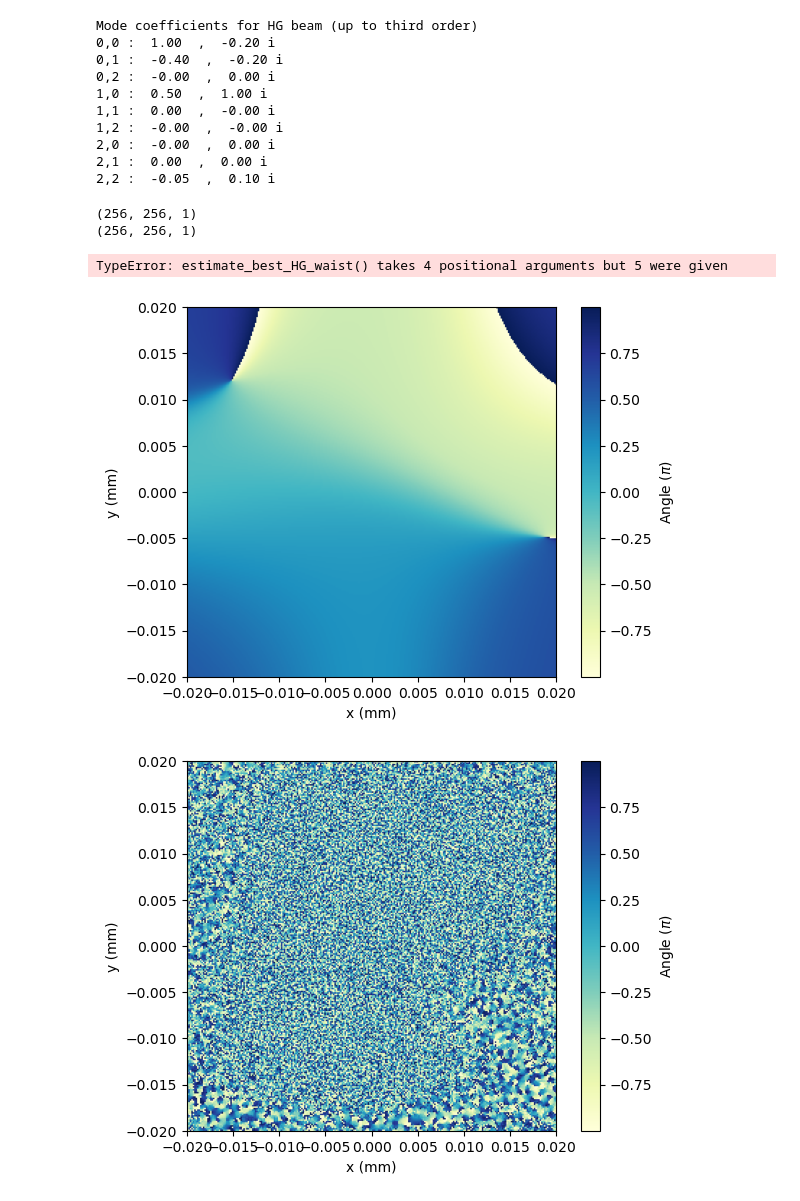
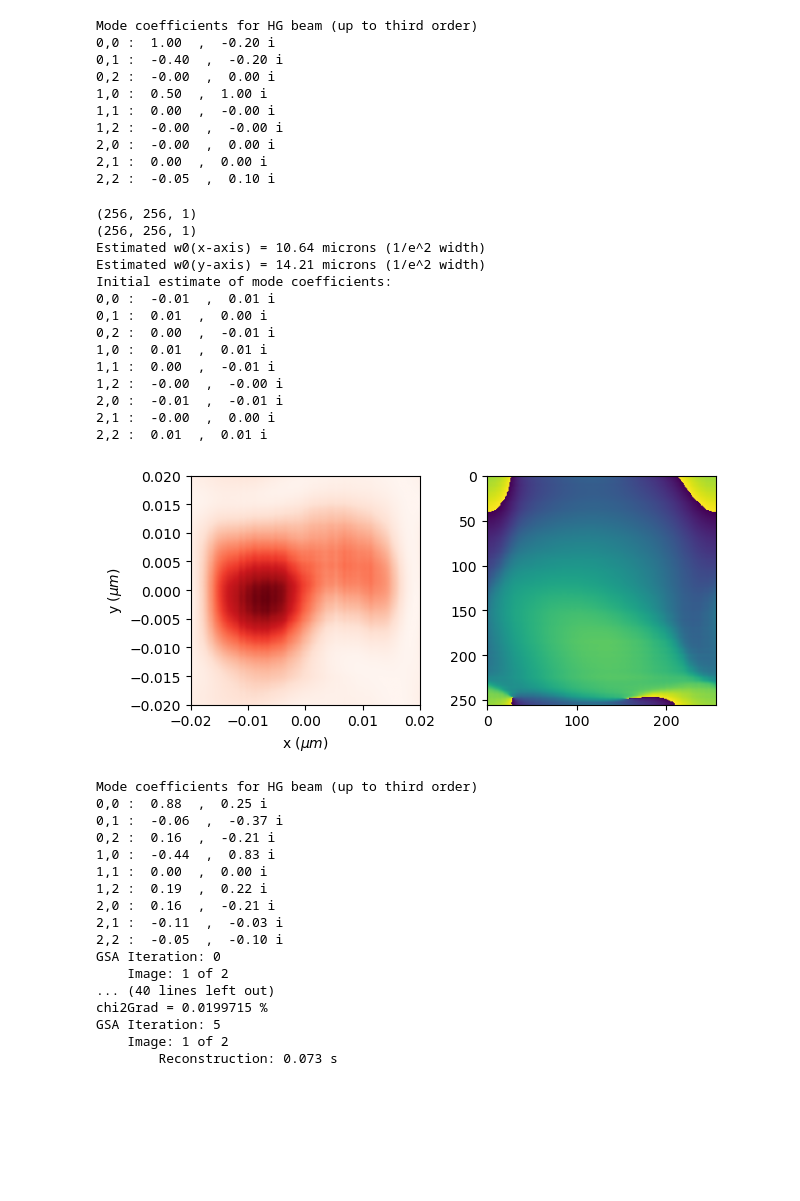
Before and after one commit to LASY-org/lasy, a Jupyter notebook: docs/source/tutorials/gerchberg_saxton_retrieval.ipynb, the cells around one changed output. Saved outputs shown, nothing was run; the diff lists cells and outputs as text; code cells hidden in the pictures; blank space fills up the shorter version.

```diff
--- a/docs/source/tutorials/gerchberg_saxton_retrieval.ipynb
+++ b/docs/source/tutorials/gerchberg_saxton_retrieval.ipynb
@@ -169,52 +169,100 @@ extent = (
     plane1.grid.axes[0].max() * 1e3,
     plane1.grid.axes[1].min() * 1e3,
     plane1.grid.axes[1].max() * 1e3,
 )
 
 fig,ax = plt.subplots(1,2)
 im = ax[0].imshow(fluence,aspect='equal',extent=extent,cmap='Reds')
 ax[0].set_xlabel(r'x ($\mu m$)')
 ax[0].set_ylabel(r'y ($\mu m$)')
 # fig.colorbar(im, ax=ax[0], label=r"Fluence (J/m$^2$)", location='left', shrink=0.4)
 ax[1].imshow(np.angle(plane1.grid.get_temporal_field()),aspect='equal')
 plt.tight_layout()
 plt.show()
 
 calculatedModes = hermite_gauss_decomposition(plane1, spot_size, spot_size, 3, 3)
 print("Mode coefficients for HG beam (up to third order)")
 for calcModeKey in calculatedModes.keys():
     print(
         "%i,%i :  %.2f  ,  %.2f i"
         % (
             calcModeKey[0],
             calcModeKey[1],
             np.real(calculatedModes[calcModeKey]),
             np.imag(calculatedModes[calcModeKey]),
         )
     )
 
-phase1, phase2, errors = gs.retrieve_phase()
+lasers, chi2, chi2Grad = gs.retrieve_phase()
 # %% [output]
 (256, 256, 1)
 (256, 256, 1)
+Estimated w0(x-axis) = 10.64 microns (1/e^2 width)
+Estimated w0(y-axis) = 14.21 microns (1/e^2 width)
+Initial estimate of mode coefficients:
+0,0 :  -0.01  ,  0.01 i
+0,1 :  0.01  ,  0.00 i
+0,2 :  0.00  ,  -0.01 i
+1,0 :  0.01  ,  0.01 i
+1,1 :  0.00  ,  -0.01 i
+1,2 :  -0.00  ,  -0.00 i
+2,0 :  -0.01  ,  -0.01 i
+2,1 :  -0.00  ,  0.00 i
+2,2 :  0.01  ,  0.01 i
+[figure, added]
-TypeError: estimate_best_HG_waist() takes 4 positional arguments but 5 were given
+Mode coefficients for HG beam (up to third order)
+0,0 :  0.88  ,  0.25 i
+0,1 :  -0.06  ,  -0.37 i
+0,2 :  0.16  ,  -0.21 i
+1,0 :  -0.44  ,  0.83 i
+1,1 :  0.00  ,  0.00 i
+1,2 :  0.19  ,  0.22 i
+2,0 :  0.16  ,  -0.21 i
+2,1 :  -0.11  ,  -0.03 i
+2,2 :  -0.05  ,  -0.10 i
+GSA Iteration: 0
+    Image: 1 of 2
+... (40 lines left out)
+chi2Grad = 0.0199715 %
+GSA Iteration: 5
+    Image: 1 of 2
+        Reconstruction: 0.073 s
 # %%
-plt.figure()
-plt.imshow(np.angle(HG_laser.grid.get_temporal_field())/(np.pi), extent=extent, cmap="YlGnBu")
-plt.xlabel("x (mm)")
-plt.ylabel("y (mm)")
-plt.colorbar(label=r"Angle ($\pi$)")
+intensity = epsilon_0 * c / 2 * np.abs(plane1.grid.get_temporal_field()) ** 2
+fluence = np.sum(intensity, axis=-1).T * plane1.grid.dx[-1]
+extent = (
+    plane1.grid.axes[0].min() * 1e3,
+    plane1.grid.axes[0].max() * 1e3,
+    plane1.grid.axes[1].min() * 1e3,
+    plane1.grid.axes[1].max() * 1e3,
+)
+
+fig,ax = plt.subplots(1,2)
+im = ax[0].imshow(fluence,aspect='equal',extent=extent,cmap='Reds')
+ax[0].set_xlabel(r'x ($\mu m$)')
+ax[0].set_ylabel(r'y ($\mu m$)')
+# fig.colorbar(im, ax=ax[0], label=r"Fluence (J/m$^2$)", location='left', shrink=0.4)
+ax[1].imshow(np.angle(plane1.grid.get_temporal_field()),aspect='equal')
+plt.tight_layout()
 plt.show()
 
-from unwrap import unwrap
-plt.figure()
-plt.imshow(phase2/(np.pi), extent=extent, cmap="YlGnBu")
-plt.xlabel("x (mm)")
-plt.ylabel("y (mm)")
-plt.colorbar(label=r"Angle ($\pi$)")
+
+intensity = epsilon_0 * c / 2 * np.abs(lasers[0].grid.get_temporal_field()) ** 2
+fluence = np.sum(intensity, axis=-1).T * lasers[0].grid.dx[-1]
+extent = (
+    lasers[0].grid.axes[0].min() * 1e3,
+    lasers[0].grid.axes[0].max() * 1e3,
+    lasers[0].grid.axes[1].min() * 1e3,
+    lasers[0].grid.axes[1].max() * 1e3,
+)
+
+fig,ax = plt.subplots(1,2)
+im = ax[0].imshow(fluence,aspect='equal',extent=extent,cmap='Reds')
+ax[0].set_xlabel(r'x ($\mu m$)')
+ax[0].set_ylabel(r'y ($\mu m$)')
+# fig.colorbar(im, ax=ax[0], label=r"Fluence (J/m$^2$)", location='left', shrink=0.4)
+ax[1].imshow(np.angle(lasers[0].grid.get_temporal_field()),aspect='equal')
+plt.tight_layout()
 plt.show()
-# %% [output]
-[figure, removed]
-[figure, removed]
 # %%
 # Plot training and validation log MSE with 10^x format for the y-axis
```
Also changed, not shown: parts of 1 cell of this notebook, 1 other file.
